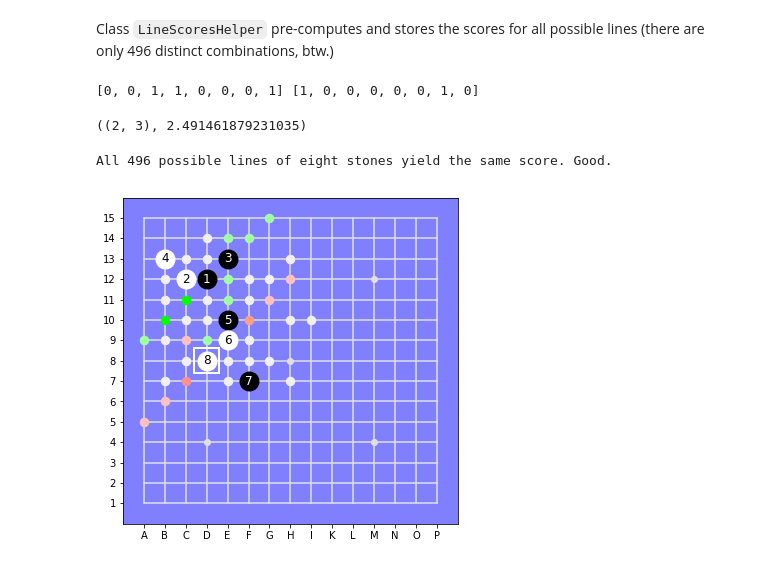
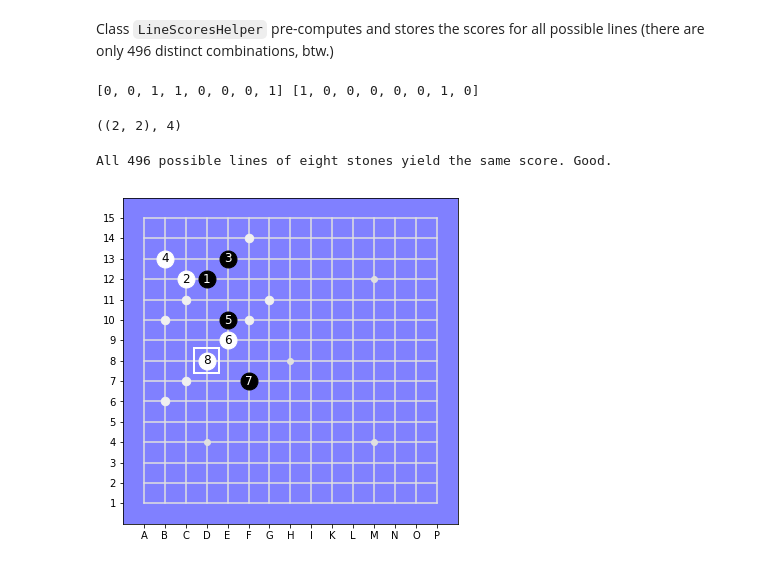
Before and after one commit to Project-Ellie/tutorials, a Jupyter notebook: other_stuff/DeepGomoku/Performance.ipynb, the cells around one changed output. Cells and saved outputs as stored; diff of their text form; code cells hidden in the pictures.

```diff
--- a/other_stuff/DeepGomoku/Performance.ipynb
+++ b/other_stuff/DeepGomoku/Performance.ipynb
@@ -152,10 +170,10 @@ h = HeuristicScore(kappa0=2, kappa1=5)
 lsh = LineScoresHelper(h)
 # %%
 print(lsh.as_bits(49), lsh.as_bits(130))
-lsh.lookup_score((43, 129))
+lsh.lookup_score((43, 130))
 # %% [output]
 [0, 0, 1, 1, 0, 0, 0, 1] [1, 0, 0, 0, 0, 0, 1, 0]
-((2, 3), 2.491461879231035)
+((2, 2), 4)
 # %%
 for b in range(256):
     for w in range(256):
@@ -170,7 +188,7 @@ print("All 496 possible lines of eight stones yield the same score. Good.")
 All 496 possible lines of eight stones yield the same score. Good.
 # %%
 stones = [(4,12), (3,12), (5,13), (2,13), (5,10), (5,9),(6,7),(4,8)]
-b0=GomokuBoard(size=15, disp_width=6, stones=stones)
+b0=FastGomokuBoard(size=15, disp_width=6, stones=stones)
 b0.display(score='current')
 # %% [output]
-[figure, old version]
+[figure, new version]
```
Also changed, not shown: parts of 17 cells of this notebook, 9 other files.
